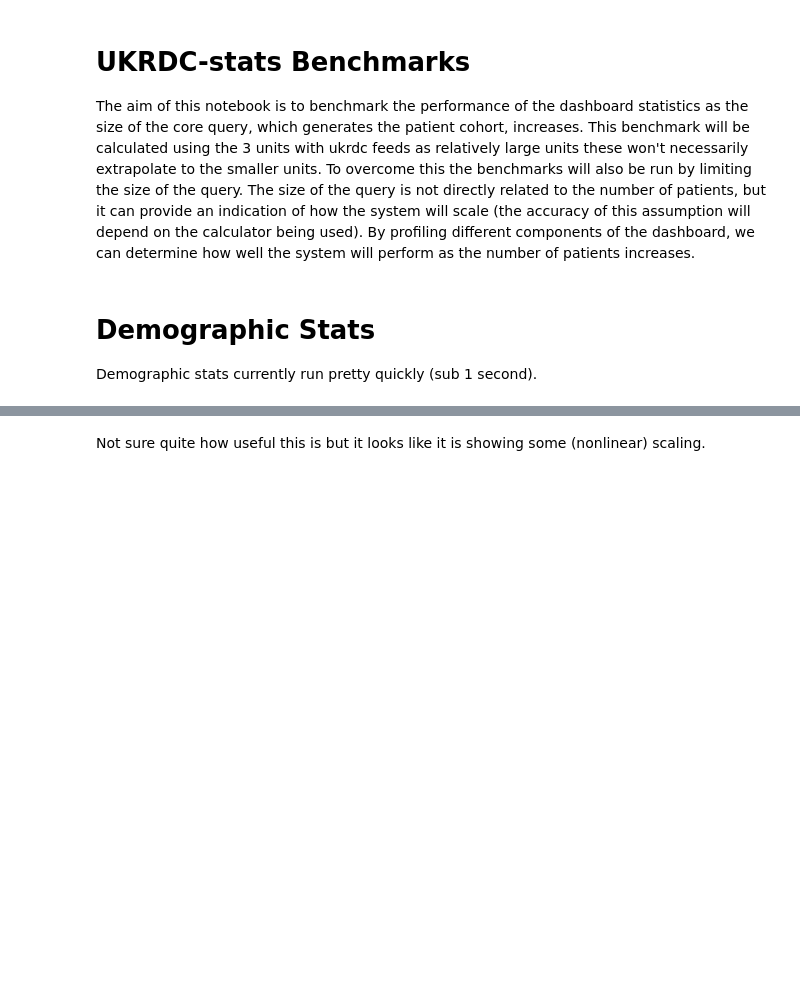
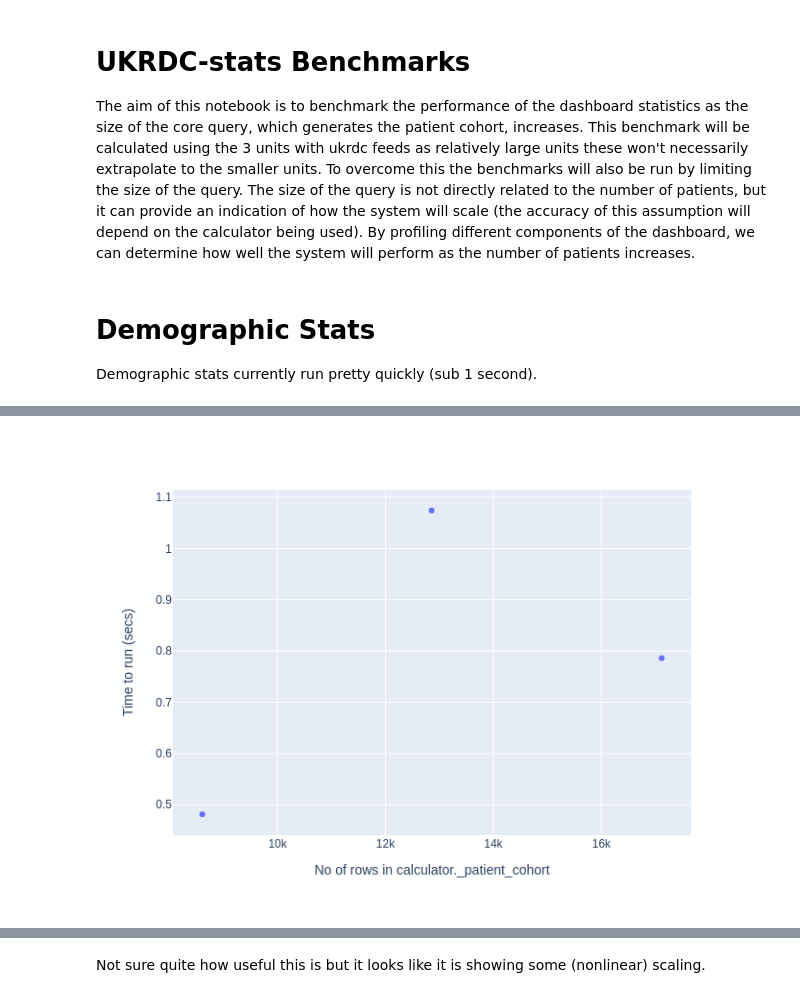
Before and after one commit to renalreg/dashboard-stats, a Jupyter notebook: demo/Benchmark.ipynb, the cells around one changed output, grey strips where cells are left out. Cells and saved outputs as stored; diff of their text form; code cells hidden in the pictures; blank space fills up the shorter version.

```diff
--- a/demo/Benchmark.ipynb
+++ b/demo/Benchmark.ipynb
@@ -46,6 +46,7 @@ for unit in units:
     patient_cohort_length.append(len(calculator._patient_cohort))
     time_to_run.append(t())
 
-fig = px.scatter(x=patient_cohort_length, y=time_to_run)
-fig.show()
+fig = px.scatter(x=patient_cohort_length, y=time_to_run, labels={"x":"No of rows in calculator._patient_cohort", "y":"Time to run (secs)"})
+
+fig.show("png")
 # %% [output]
@@ -54,3 +53,4 @@ fig.show()
+[figure, added]
 # %%
 from ukrdc_stats.calculators.demographics import DemographicStatsCalculator
 import pandas as pd
```
Also changed, not shown: parts of 4 cells of this notebook.
